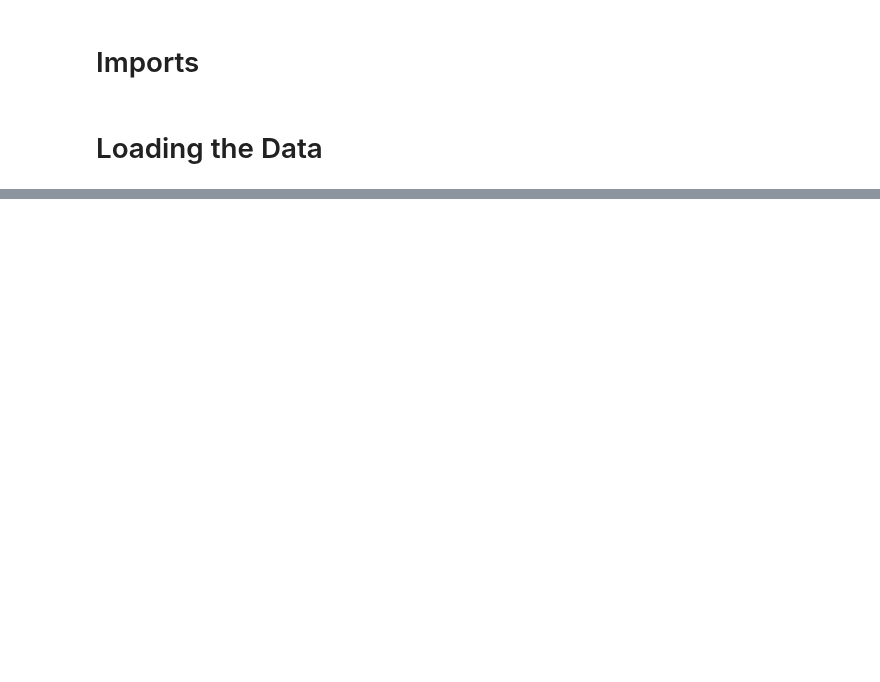
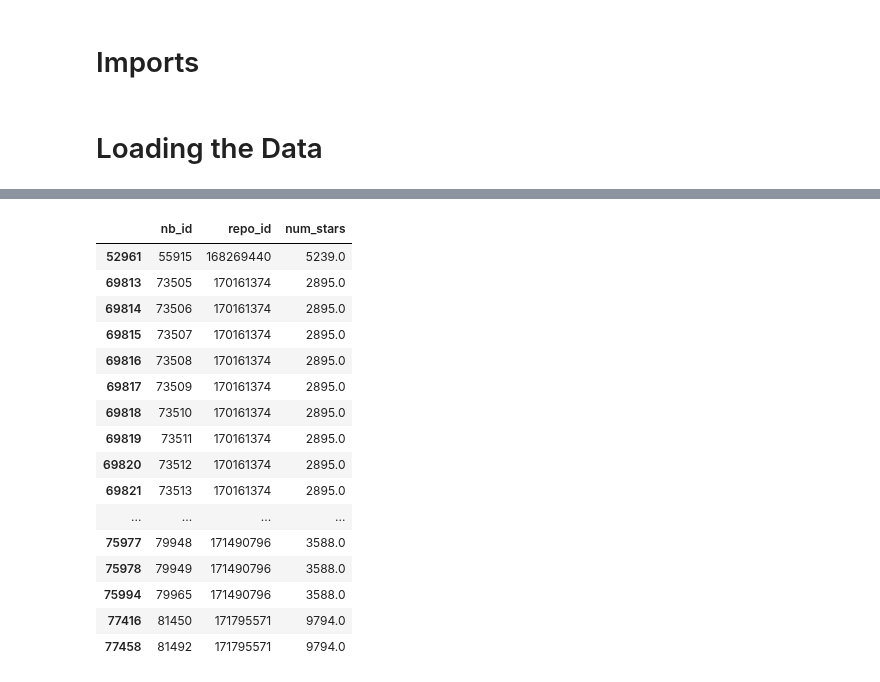
Before and after one commit to Isabel-Gan/quantifying-notebook-features, a Jupyter notebook: full-output/clustering-analysis.ipynb, the cells around one changed output, grey strips where cells are left out. Drawn from its saved outputs; the diff is of its cells as text; code cells hidden in the pictures; blank space fills up the shorter version.

```diff
--- a/full-output/clustering-analysis.ipynb
+++ b/full-output/clustering-analysis.ipynb
@@ -75,0 +33,2 @@ list(enumerate(zip(no_md_df.columns, no_md_df.dtypes)))
+# %%
+combined_original = pd.read_pickle('full_groups_combined.pkl')
@@ -75,0 +281,4 @@ list(enumerate(zip(no_md_df.columns, no_md_df.dtypes)))
+# %%
+# loading clusters
+combined_clusters4 = pd.read_feather('prototypes-output/combined_clusters4.feather')
+len(combined_clusters4)
@@ -75,0 +349,20 @@ list(enumerate(zip(no_md_df.columns, no_md_df.dtypes)))
+# %%
+combined_df[combined_df['cluster4'] == 2][['nb_id', 'repo_id', 'num_stars']]
+# %% [output]
+|  | nb_id | repo_id | num_stars |
+| 52961 | 55915 | 168269440 | 5239.0 |
+| 69813 | 73505 | 170161374 | 2895.0 |
+| 69814 | 73506 | 170161374 | 2895.0 |
+| 69815 | 73507 | 170161374 | 2895.0 |
+| 69816 | 73508 | 170161374 | 2895.0 |
+| 69817 | 73509 | 170161374 | 2895.0 |
+| 69818 | 73510 | 170161374 | 2895.0 |
+| 69819 | 73511 | 170161374 | 2895.0 |
+| 69820 | 73512 | 170161374 | 2895.0 |
+| 69821 | 73513 | 170161374 | 2895.0 |
+| ... | ... | ... | ... |
+| 75977 | 79948 | 171490796 | 3588.0 |
+| 75978 | 79949 | 171490796 | 3588.0 |
+| 75994 | 79965 | 171490796 | 3588.0 |
+| 77416 | 81450 | 171795571 | 9794.0 |
+| 77458 | 81492 | 171795571 | 9794.0 |
```
Also changed, not shown: parts of 62 cells of this notebook, 1 other file.
